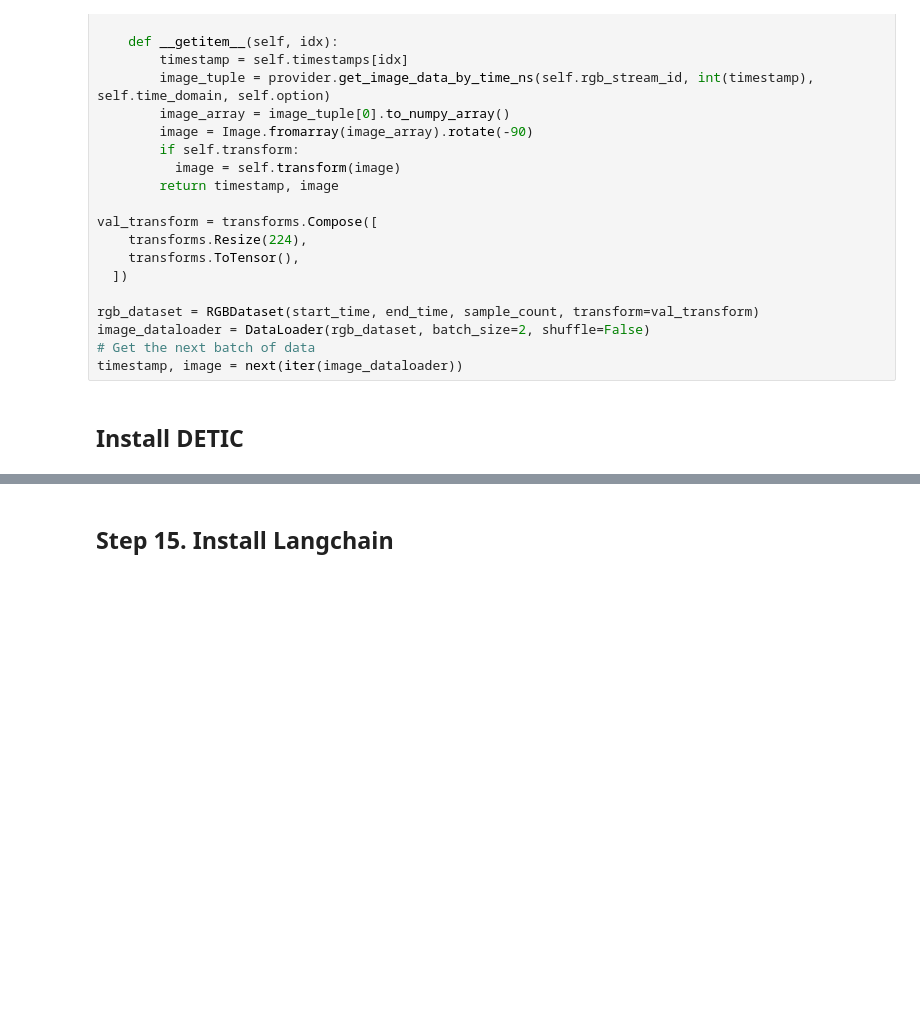
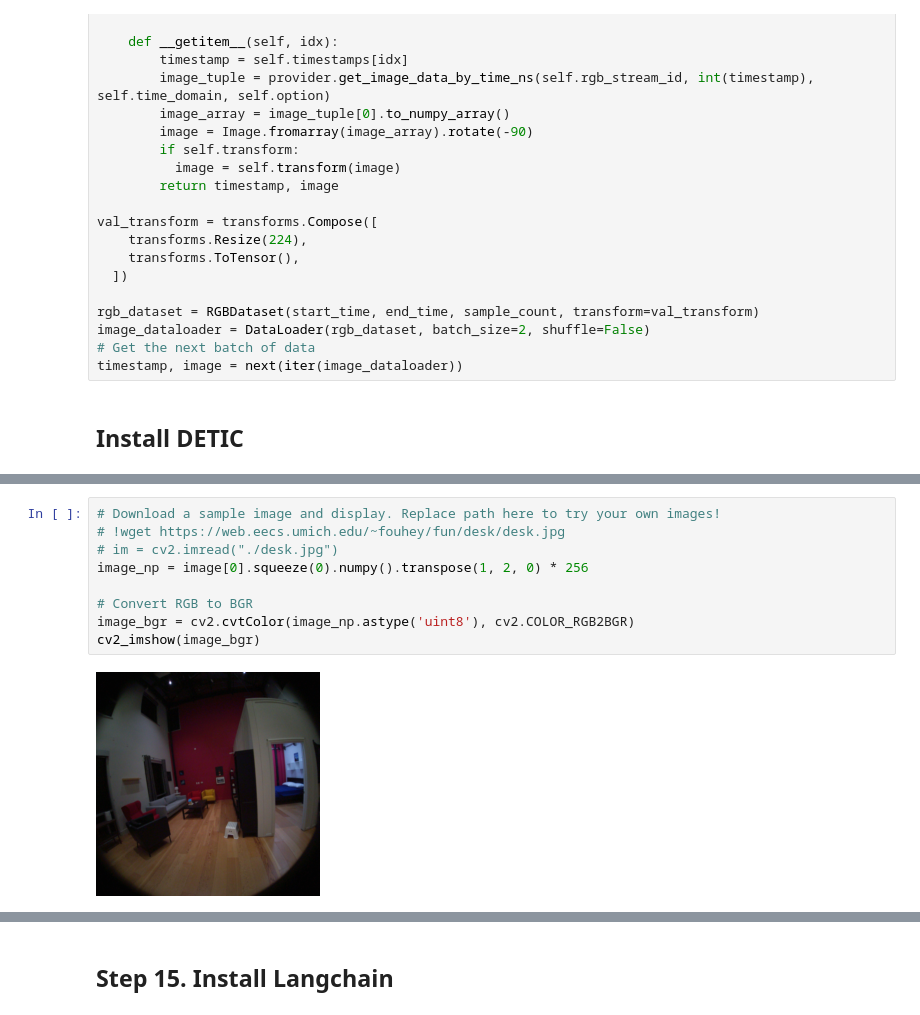
Before and after one commit to hyojinie/personal-timeline, a Jupyter notebook: notebooks/object_detection_tutorial.ipynb, the cells around one changed output, grey strips where cells are left out. Drawn from its saved outputs; the diff is of its cells as text; blank space fills up the shorter version.

```diff
--- a/notebooks/object_detection_tutorial.ipynb
+++ b/notebooks/object_detection_tutorial.ipynb
@@ -557,0 +289,11 @@ Proceed Step 15-17, if you would like to try out summarization of the narration
+# %%
+# Download a sample image and display. Replace path here to try your own images!
+# !wget https://web.eecs.umich.edu/~fouhey/fun/desk/desk.jpg
+# im = cv2.imread("./desk.jpg")
+image_np = image[0].squeeze(0).numpy().transpose(1, 2, 0) * 256
+
+# Convert RGB to BGR
+image_bgr = cv2.cvtColor(image_np.astype('uint8'), cv2.COLOR_RGB2BGR)
+cv2_imshow(image_bgr)
+# %% [output]
+[figure, added]
```
Also changed, not shown: parts of 28 cells of this notebook.
